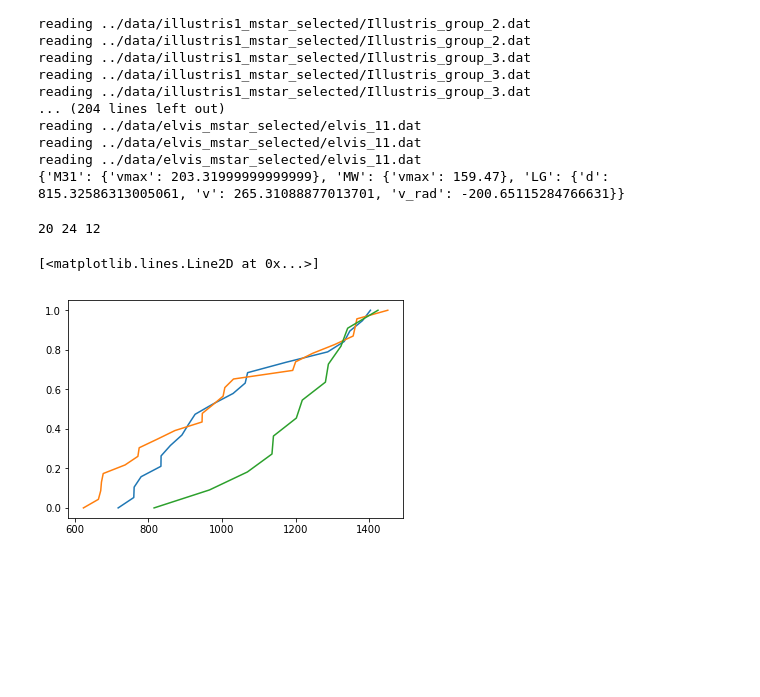
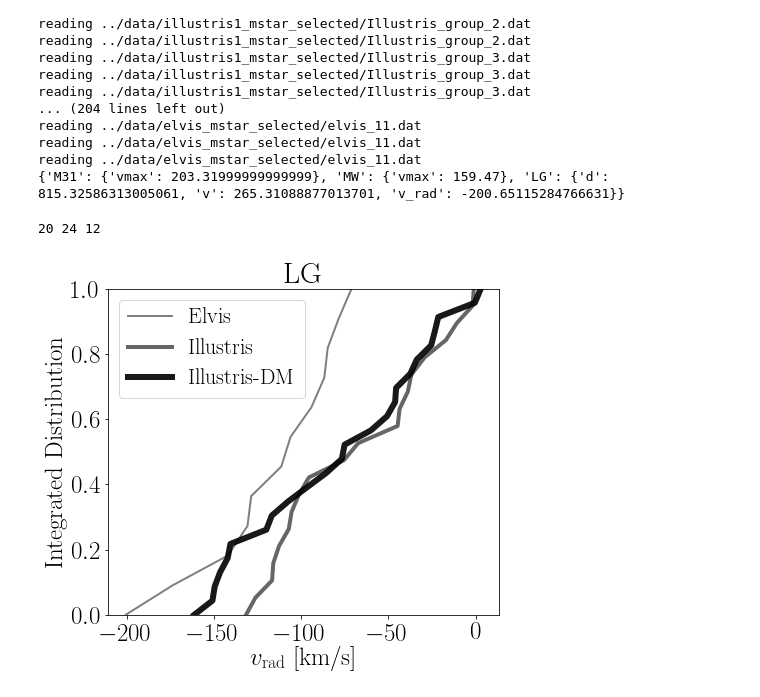
Before and after one commit to astroandes/SatelliteShapeLG, a Jupyter notebook: code/plot_physical.ipynb, the cells around one changed output. Cells and saved outputs as stored; diff of their text form; code cells hidden in the pictures; blank space fills up the shorter version.

```diff
--- a/code/plot_physical.ipynb
+++ b/code/plot_physical.ipynb
@@ -320,36 +321,50 @@ reading ../data/elvis_mstar_selected/elvis_11.dat
 n_illu = len(illu)
 n_illudm = len(illudm)
 n_elvis = len(elvis)
 print(n_illu, n_illudm, n_elvis)
 obj = 'LG'
-field = 'd'
+field = 'v_rad'
+
+fig = plt.figure(1, figsize=(7,6))
+plt.rc('text', usetex=True,)
+plt.rc('font', family='serif', size=25)
+label = {'v_rad': '$v_{\\rm rad}$ [km/s]',
+         'vmax': '$v_{\\rm max}$ [km/s]',
+         'd': '$d_{\\rm LG}$ [kpc]'}
 
 field_illu = np.ones(n_illu)
 i = 0
 for k in illu.keys():
     field_illu[i] = illu[k][obj][field]
     i = i+1
 
 field_illudm = np.ones(n_illudm)
 i = 0
 for k in illudm.keys():
     field_illudm[i] = illudm[k][obj][field]
     i = i+1
 
 field_elvis = np.ones(n_elvis)
 i = 0
 for k in elvis.keys():
     field_elvis[i] = elvis[k][obj][field]
     i = i+1
 
 field_illu.sort()
 field_illudm.sort()
 field_elvis.sort()
 print()
-plt.plot(field_illu, np.linspace(0,1,n_illu))
-plt.plot(field_illudm, np.linspace(0,1,n_illudm))
-plt.plot(field_elvis, np.linspace(0,1,n_elvis))
+plt.plot(field_elvis, np.linspace(0,1,n_elvis), label='Elvis', linewidth=2, color='black', alpha=0.5)
+plt.plot(field_illu, np.linspace(0,1,n_illu), label='Illustris', linewidth=4, color='black', alpha=0.6)
+plt.plot(field_illudm, np.linspace(0,1,n_illudm), label='Illustris-DM', linewidth=6, color='black', alpha=0.9)
+
+plt.ylabel("Integrated Distribution")
+plt.xlabel(label[field])
+plt.ylim([0,1])
+plt.title(obj)
+plt.legend(prop={'size': 22})
+filename = "../paper/int_distro_{}_{}.pdf".format(obj, field)
+plt.savefig(filename, bbox_inches='tight')
 # %% [output]
 20 24 12
-[<matplotlib.lines.Line2D at 0x...>]
-[figure, old version]
+[figure, new version]
```
Also changed, not shown: parts of 1 cell of this notebook, 1 other file.
